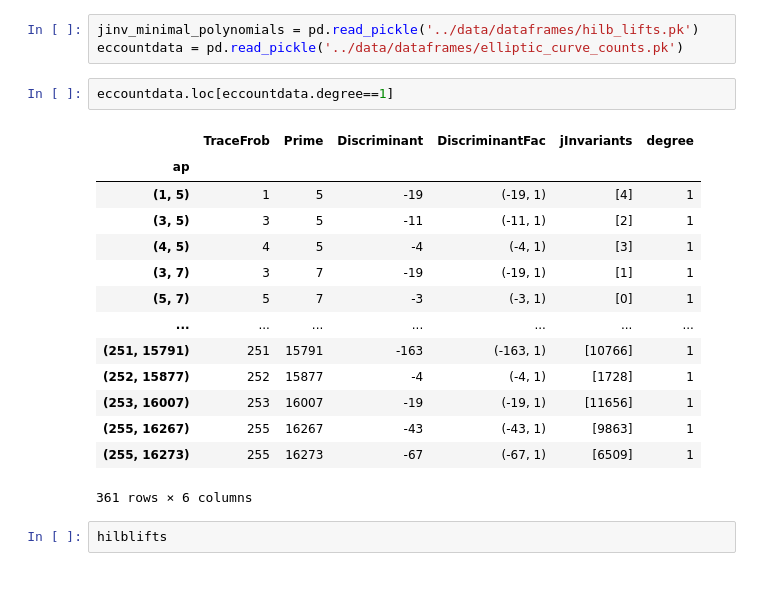
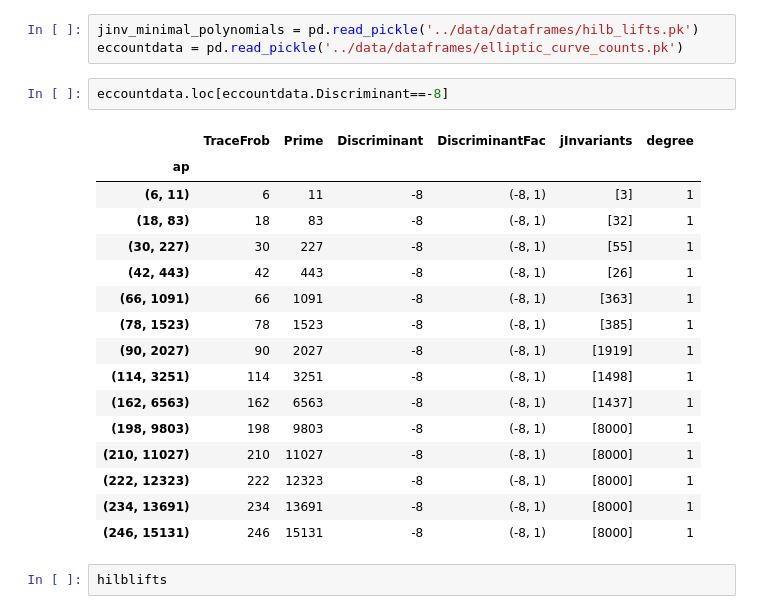
Before and after one commit to stevejtrettel/lifting-modp, a Jupyter notebook: notebooks/precomputed_data.ipynb, the cells around one changed output. Drawn from its saved outputs; the diff is of its cells as text; blank space fills up the shorter version.

```diff
--- a/notebooks/precomputed_data.ipynb
+++ b/notebooks/precomputed_data.ipynb
@@ -4,22 +203,24 @@ import pandas as pd
 jinv_minimal_polynomials = pd.read_pickle('../data/dataframes/hilb_lifts.pk')
 eccountdata = pd.read_pickle('../data/dataframes/elliptic_curve_counts.pk')
 # %%
-eccountdata.loc[eccountdata.degree==1]
+eccountdata.loc[eccountdata.Discriminant==-8]
 # %% [output]
 |  | TraceFrob | Prime | Discriminant | DiscriminantFac | jInvariants | degree |
 | ap |  |  |  |  |  |  |
-| (1, 5) | 1 | 5 | -19 | (-19, 1) | [4] | 1 |
-| (3, 5) | 3 | 5 | -11 | (-11, 1) | [2] | 1 |
-| (4, 5) | 4 | 5 | -4 | (-4, 1) | [3] | 1 |
-| (3, 7) | 3 | 7 | -19 | (-19, 1) | [1] | 1 |
-| (5, 7) | 5 | 7 | -3 | (-3, 1) | [0] | 1 |
-| ... | ... | ... | ... | ... | ... | ... |
-| (251, 15791) | 251 | 15791 | -163 | (-163, 1) | [10766] | 1 |
-| (252, 15877) | 252 | 15877 | -4 | (-4, 1) | [1728] | 1 |
-| (253, 16007) | 253 | 16007 | -19 | (-19, 1) | [11656] | 1 |
-| (255, 16267) | 255 | 16267 | -43 | (-43, 1) | [9863] | 1 |
-| (255, 16273) | 255 | 16273 | -67 | (-67, 1) | [6509] | 1 |
+| (6, 11) | 6 | 11 | -8 | (-8, 1) | [3] | 1 |
+| (18, 83) | 18 | 83 | -8 | (-8, 1) | [32] | 1 |
+| (30, 227) | 30 | 227 | -8 | (-8, 1) | [55] | 1 |
+| (42, 443) | 42 | 443 | -8 | (-8, 1) | [26] | 1 |
+| (66, 1091) | 66 | 1091 | -8 | (-8, 1) | [363] | 1 |
+| (78, 1523) | 78 | 1523 | -8 | (-8, 1) | [385] | 1 |
+| (90, 2027) | 90 | 2027 | -8 | (-8, 1) | [1919] | 1 |
+| (114, 3251) | 114 | 3251 | -8 | (-8, 1) | [1498] | 1 |
+| (162, 6563) | 162 | 6563 | -8 | (-8, 1) | [1437] | 1 |
+| (198, 9803) | 198 | 9803 | -8 | (-8, 1) | [8000] | 1 |
+| (210, 11027) | 210 | 11027 | -8 | (-8, 1) | [8000] | 1 |
+| (222, 12323) | 222 | 12323 | -8 | (-8, 1) | [8000] | 1 |
+| (234, 13691) | 234 | 13691 | -8 | (-8, 1) | [8000] | 1 |
+| (246, 15131) | 246 | 15131 | -8 | (-8, 1) | [8000] | 1 |
-361 rows × 6 columns
 # %%
 hilblifts
 # %% [output]
```
Also changed, not shown: parts of 2 cells of this notebook, 6 other files.
